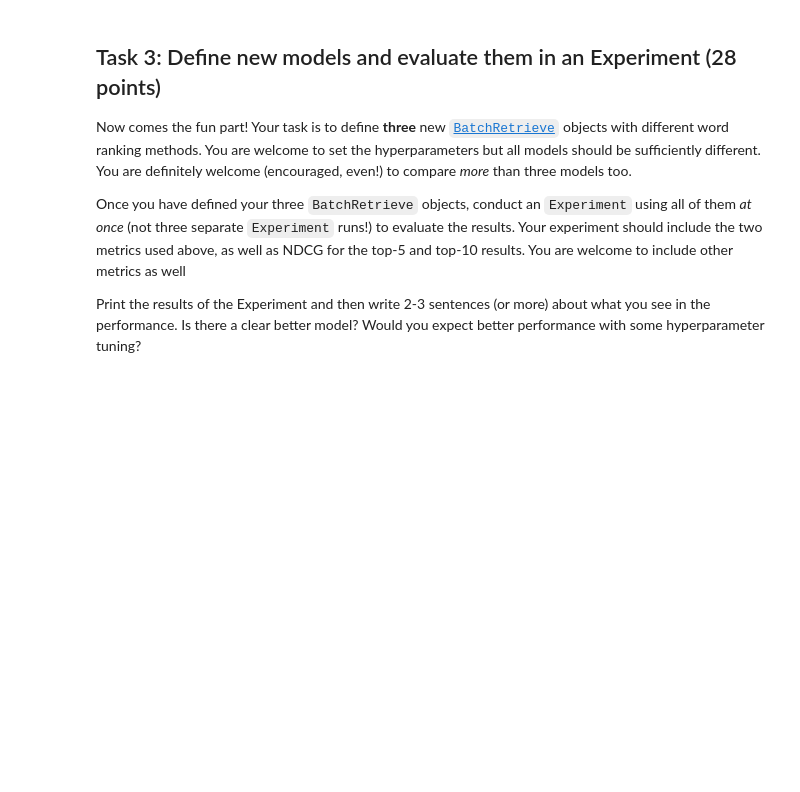
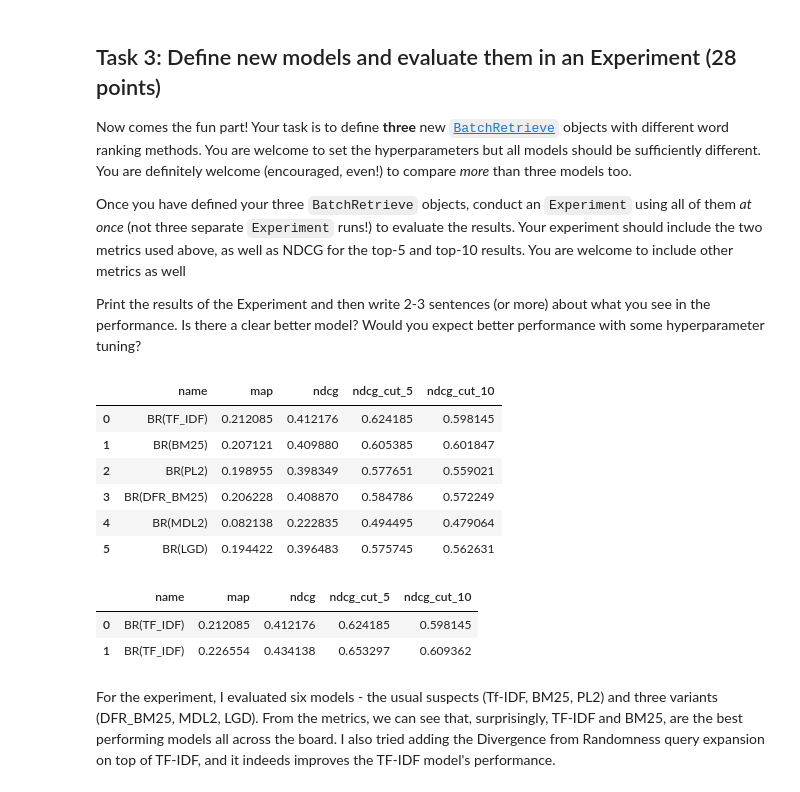
Before and after one commit to andy-techen/information-retrieval-nlp, a Jupyter notebook: pyterrier_deep_learning/Homework 3 Part 1 - Introduction to PyTerrier.ipynb, the cells around one changed output. Saved outputs shown, nothing was run; the diff lists cells and outputs as text; code cells hidden in the pictures; blank space fills up the shorter version.

```diff
--- a/pyterrier_deep_learning/Homework 3 Part 1 - Introduction to PyTerrier.ipynb
+++ b/pyterrier_deep_learning/Homework 3 Part 1 - Introduction to PyTerrier.ipynb
@@ -333,0 +358,35 @@ Print the results of the Experiment and then write 2-3 sentences (or more) about
+# %%
+bm25 = pt.BatchRetrieve(index, wmodel="BM25")
+# bm25f = pt.BatchRetrieve(index, wmodel="BM25F")
+pl2 = pt.BatchRetrieve(index, wmodel="PL2")
+# pl2f = pt.BatchRetrieve(index, wmodel="PL2F")
+dfr_bm25 = pt.BatchRetrieve(index, wmodel="DFR_BM25")
+mdl2 = pt.BatchRetrieve(index, wmodel="MDL2")
+lgd = pt.BatchRetrieve(index, wmodel="LGD")
+# %%
+pt.Experiment(
+    [tfidf, bm25, pl2, dfr_bm25, mdl2, lgd],
+    cord19.get_topics(variant='title'),
+    cord19.get_qrels(),
+    eval_metrics=["map", "ndcg", "ndcg_cut_5", "ndcg_cut_10"])
+# %% [output]
+|  | name | map | ndcg | ndcg_cut_5 | ndcg_cut_10 |
+| 0 | BR(TF_IDF) | 0.212085 | 0.412176 | 0.624185 | 0.598145 |
+| 1 | BR(BM25) | 0.207121 | 0.409880 | 0.605385 | 0.601847 |
+| 2 | BR(PL2) | 0.198955 | 0.398349 | 0.577651 | 0.559021 |
+| 3 | BR(DFR_BM25) | 0.206228 | 0.408870 | 0.584786 | 0.572249 |
+| 4 | BR(MDL2) | 0.082138 | 0.222835 | 0.494495 | 0.479064 |
+| 5 | BR(LGD) | 0.194422 | 0.396483 | 0.575745 | 0.562631 |
+# %%
+tfidf_qe = pt.BatchRetrieve(index, wmodel="TF_IDF", controls={"qe":"on", "qemodel" : "Bo1"})
+pt.Experiment(
+    [tfidf, tfidf_qe],
+    cord19.get_topics(variant='title'),
+    cord19.get_qrels(),
+    eval_metrics=["map", "ndcg", "ndcg_cut_5", "ndcg_cut_10"])
+# %% [output]
+|  | name | map | ndcg | ndcg_cut_5 | ndcg_cut_10 |
+| 0 | BR(TF_IDF) | 0.212085 | 0.412176 | 0.624185 | 0.598145 |
+| 1 | BR(TF_IDF) | 0.226554 | 0.434138 | 0.653297 | 0.609362 |
+# %% [markdown]
+For the experiment, I evaluated six models - the usual suspects (Tf-IDF, BM25, PL2) and three variants (DFR_BM25, MDL2, LGD). From the metrics, we can see that, surprisingly, TF-IDF and BM25, are the best performing models all across the board. I also tried adding the Divergence from Randomness query expansion on top of TF-IDF, and it indeeds improves the TF-IDF model's performance.
```
Also changed, not shown: parts of 9 cells of this notebook.
